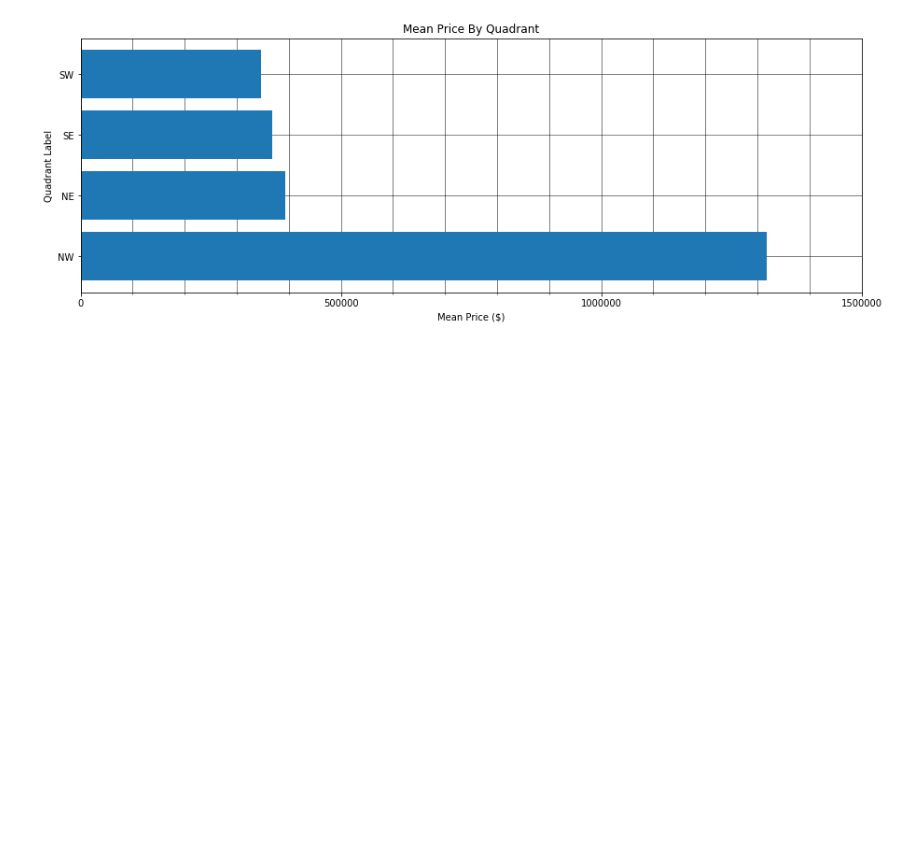
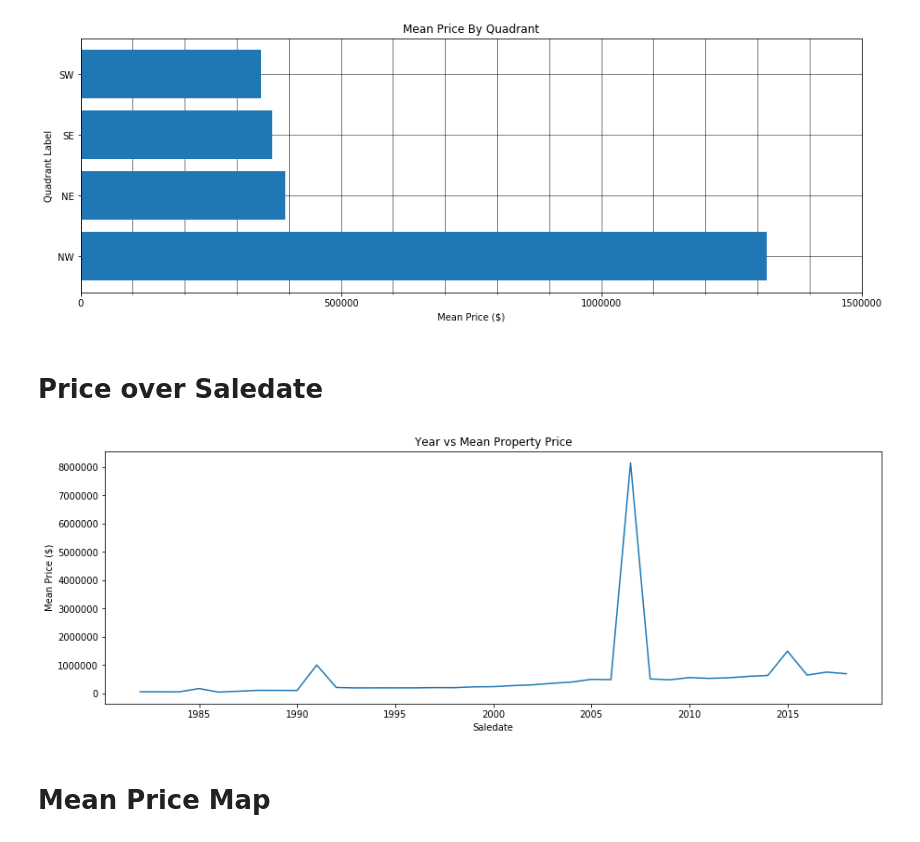
Before and after one commit to jakubclark/big-data-assignment4, a Jupyter notebook: assignment_4_notebook.ipynb, the cells around one changed output. Saved outputs shown, nothing was run; the diff lists cells and outputs as text; code cells hidden in the pictures; blank space fills up the shorter version.

Commit message:
Add plot_price_over_time, plot_price_heatmap, plot_count_heatmap

```diff
--- a/assignment_4_notebook.ipynb
+++ b/assignment_4_notebook.ipynb
@@ -163,3 +161,5 @@ from big_data.plots import plot_price_by_quadrant
 plot_price_by_quadrant(df)
 # %% [output]
 [figure]
+# %% [markdown]
+# Price over Saledate
@@ -165,0 +168,6 @@ plot_price_by_quadrant(df)
+# %%
+plot_price_over_time(df)
+# %% [output]
+[figure, added]
+# %% [markdown]
+# Mean Price Map
```
Also changed, not shown: parts of 7 cells of this notebook, 1 other file.
